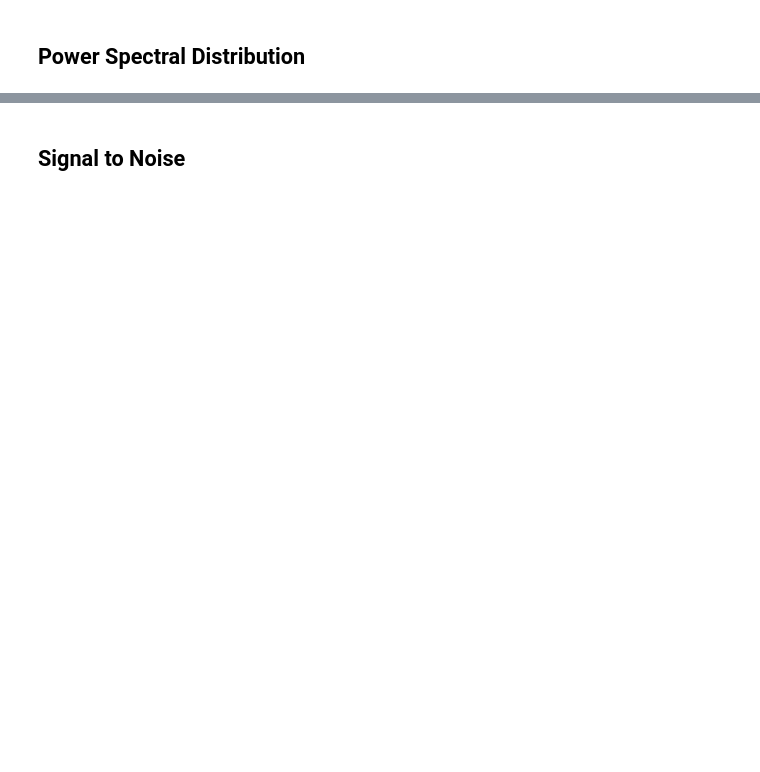
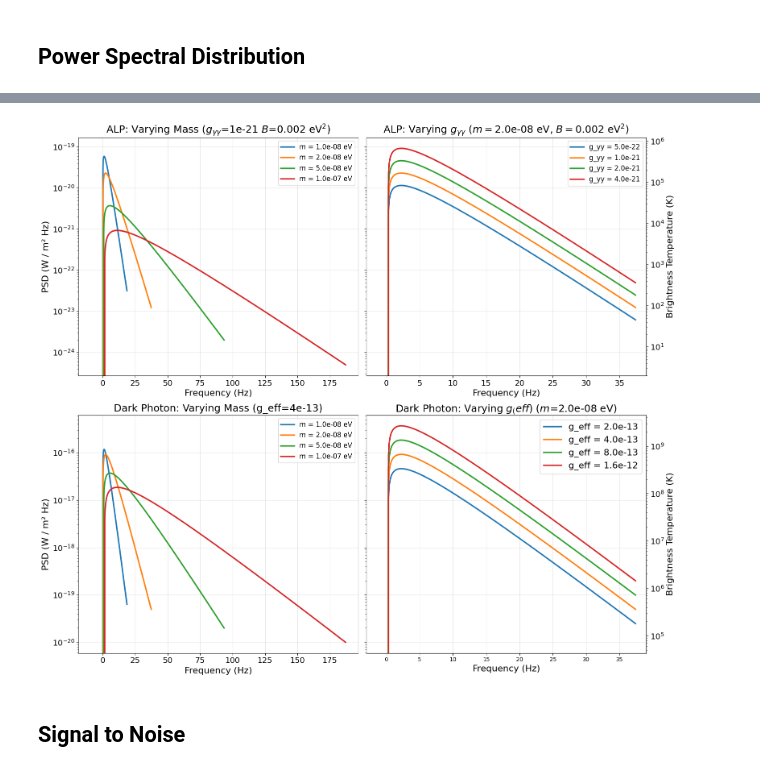
Before and after one commit to PhilJ0ly/ALBATROS_axion_search, a Jupyter notebook: Jupyter/axion_signal.ipynb, the cells around one changed output, grey strips where cells are left out. Saved outputs shown, nothing was run; the diff lists cells and outputs as text; code cells hidden in the pictures; blank space fills up the shorter version.

```diff
--- a/Jupyter/axion_signal.ipynb
+++ b/Jupyter/axion_signal.ipynb
@@ -273,2 +262,96 @@ plt.show()
+# %%
+# Define parameter ranges
+masses = [1e-8, 2e-8, 5e-8, 1e-7]  # 4 different masses for top plots
+g_effs_DP = [2e-13, 4e-13, 8e-13, 1.6e-12]  # 4 different g_eff for DP (bottom right)
+g_yys_ALP = [5e-22, 1e-21, 2e-21, 4e-21]  # 4 different g_yy for ALP (bottom left)
+
+m0 = 2e-8  # Reference mass for bottom plots
+B = 0.002  # Magnetic field
+
+fig, axes = plt.subplots(2, 2, figsize=(16, 14), sharey="row")
+lin_w = 2.5
+
+plt.subplots_adjust(wspace=0)
+
+# Top Left: ALP with varying mass
+ax = axes[0, 0]
+for m in masses:
+    f_ALP, S_ALP = get_flux(m, alp_g_eff(m, g_yy=1e-21, B=B))
+    ax.plot(f_ALP, S_ALP, linewidth=lin_w, label=f"m = {m:.1e} eV")
+
+ax.set_xlabel("Frequency (Hz)", fontsize=16)
+ax.set_ylabel("PSD (W / m² Hz)", fontsize=16)
+ax.set_yscale('log')
+ax.set_title(f"ALP: Varying Mass ({g_yy_str}=1e-21 $B$=0.002 {ev2_str})", fontsize=18)
+ax.legend(loc="upper right", fontsize=12)
+ax.tick_params(axis='both', which='major', labelsize=14)
+ax.grid(True, alpha=0.3)
+
+# Bottom Left: DP with varying mass
+ax = axes[1, 0]
+for m in masses:
+    f_DP, S_DP = get_flux(m, 4e-13)
+    ax.plot(f_DP, S_DP, linewidth=lin_w, label=f"m = {m:.1e} eV")
+
+ax.set_xlabel("Frequency (Hz)", fontsize=16)
+ax.set_ylabel("PSD (W / m² Hz)", fontsize=16)
+ax.set_yscale('log')
+ax.set_title("Dark Photon: Varying Mass (g_eff=4e-13)", fontsize=18)
+ax.legend(loc="upper right", fontsize=12)
+ax.tick_params(axis='both', which='major', labelsize=14)
+ax.grid(True, alpha=0.3)
+
+# Top RIght: ALP with varying g_yy (hence g_eff)
+ax = axes[0, 1]
+for g_yy in g_yys_ALP:
+    g_eff = alp_g_eff(m0, g_yy=g_yy, B=B)
+    f_ALP, S_ALP = get_flux(m0, g_eff)
+    ax.plot(f_ALP, S_ALP, linewidth=lin_w, label=f"g_yy = {g_yy:.1e}")
+
+ax.set_xlim(-3,39)
+ax.set_xlabel("Frequency (Hz)", fontsize=16)
+ax.set_yscale('log')
+ax.set_title(f"ALP: Varying {g_yy_str} ($m=${m0:.1e} eV, $B=0.002$ {ev2_str})", fontsize=18)
+ax.legend(loc="upper right", fontsize=12)
+ax.tick_params(axis='both', which='major', labelsize=14)
+ax.grid(True, alpha=0.3)
+
+ax2_top = ax.twinx()
+ax2_top.set_ylabel("Brightness Temperature (K)", fontsize=16)
+psd_min_top, psd_max_top = ax.get_ylim()
+T_min_top = psd_min_top * A_eff / k_b
+T_max_top = psd_max_top * A_eff / k_b
+ax2_top.set_ylim(T_min_top, T_max_top)
+ax2_top.set_yscale('log')
+ax2_top.tick_params(axis='both', which='major', labelsize=14)
+
+# Bottom Right: DP with varying g_eff
+ax = axes[1, 1]
+for g_eff in g_effs_DP:
+    f_DP, S_DP = get_flux(m0, g_eff)
+    ax.plot(f_DP, S_DP, linewidth=lin_w, label=f"g_eff = {g_eff:.1e}")
+
+ax.set_xlim(-3,39)
+ax.set_xlabel("Frequency (Hz)", fontsize=16)
+# ax.set_ylabel("PSD (W / m² Hz)", fontsize=16)
+ax.set_yscale('log')
+ax.set_title(f"Dark Photon: Varying $g_(eff)$ ($m$={m0:.1e} eV)", fontsize=18)
+ax.legend(loc="upper right", fontsize=16)
+# ax.tick_params(axis='both', which='major', labelsize=14)
+ax.grid(True, alpha=0.3)
+
+ax2_top = ax.twinx()
+ax2_top.set_ylabel("Brightness Temperature (K)", fontsize=16)
+psd_min_top, psd_max_top = ax.get_ylim()
+T_min_top = psd_min_top * A_eff / k_b
+T_max_top = psd_max_top * A_eff / k_b
+ax2_top.set_ylim(T_min_top, T_max_top)
+ax2_top.set_yscale('log')
+ax2_top.tick_params(axis='both', which='major', labelsize=14)
+
+plt.tight_layout()
+plt.show()
+# %% [output]
+[figure, added]
 # %% [markdown]
 ## Signal to Noise
```
Also changed, not shown: parts of 5 cells of this notebook, 1 other file.
